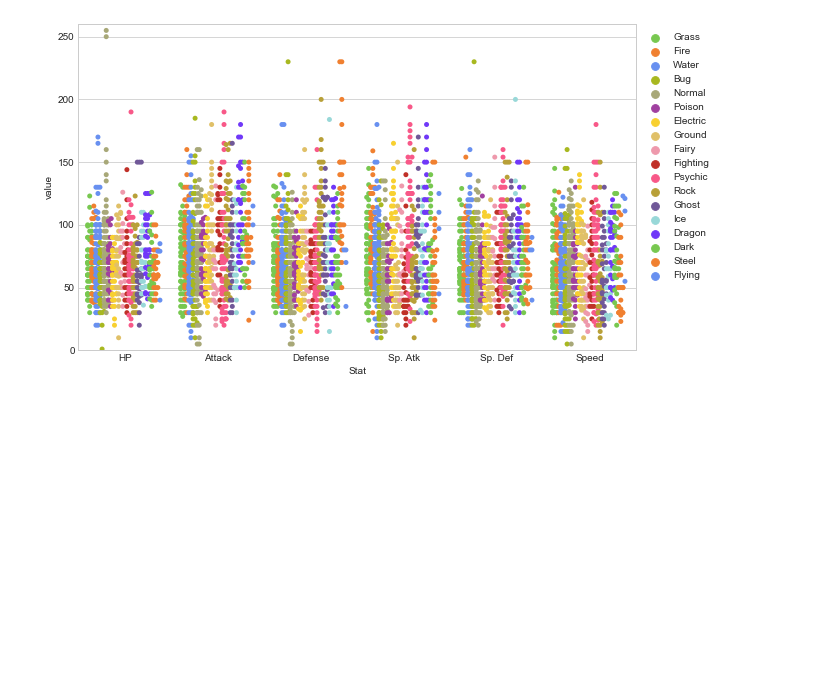
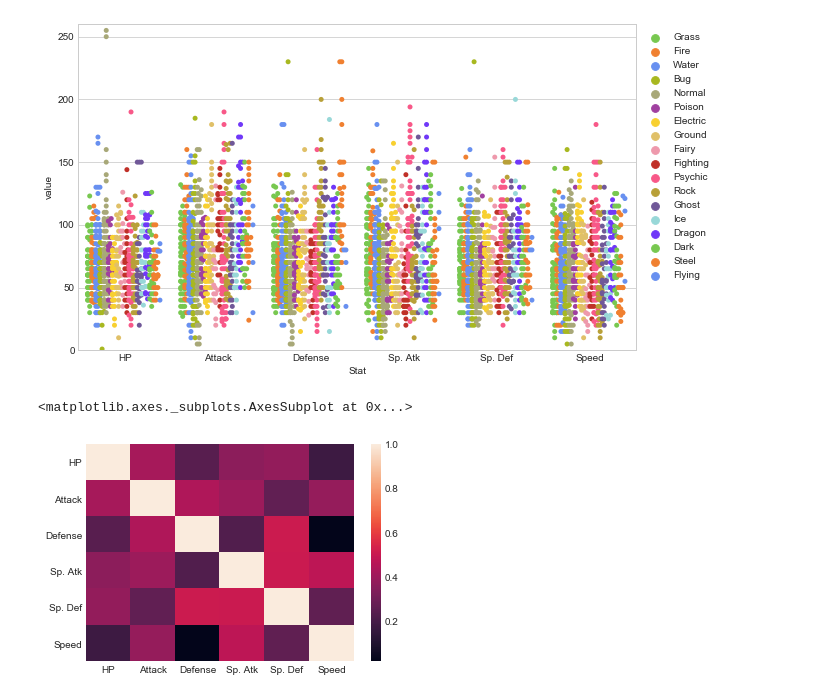
Before and after one commit to danielsouzaaf/seaborn-data-visualization-study, a Jupyter notebook: pokemon-data-visualization.ipynb, the cells around one changed output. Drawn from its saved outputs; the diff is of its cells as text; code cells hidden in the pictures; blank space fills up the shorter version.

Commit message:
heatmap

```diff
--- a/pokemon-data-visualization.ipynb
+++ b/pokemon-data-visualization.ipynb
@@ -149,3 +149,12 @@ plt.legend(bbox_to_anchor=(1, 1), loc=2)
 # %% [output]
 <matplotlib.legend.Legend at 0x...>
 [figure]
+# %%
+# Calculate correlations
+corr = stats_df.corr()
+
+# Heatmap
+sns.heatmap(corr)
+# %% [output]
+<matplotlib.axes._subplots.AxesSubplot at 0x...>
+[figure, added]
```
